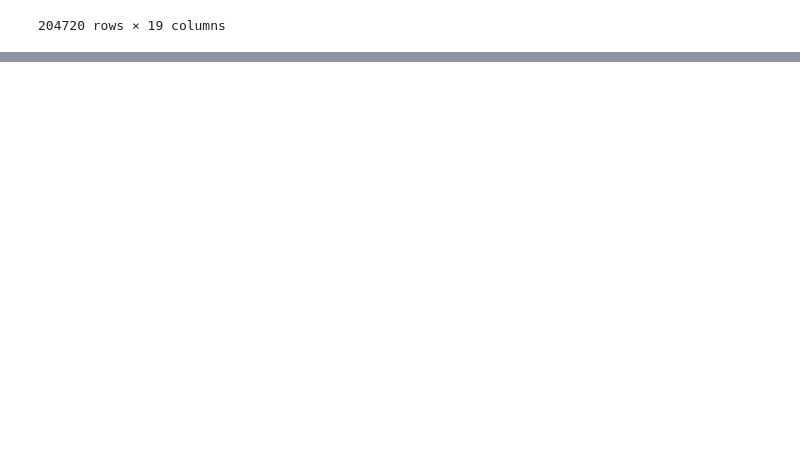
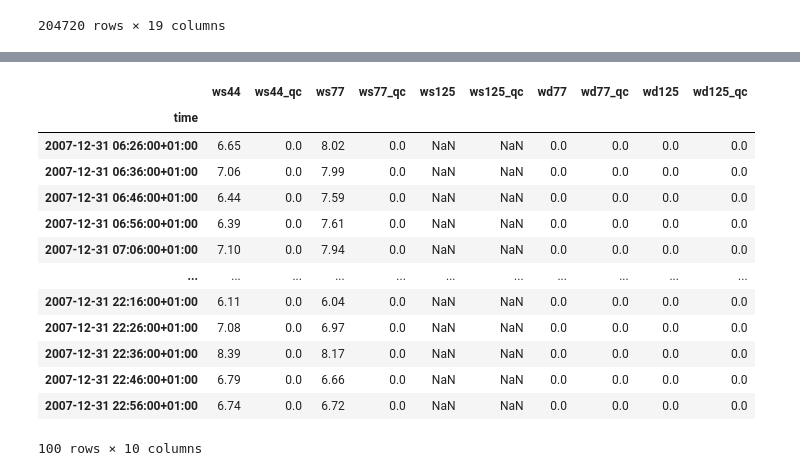
Before and after one commit to michaelbui99/mal-assignment-3, a Jupyter notebook: Assignment-3.ipynb, the cells around one changed output, grey strips where cells are left out. Saved outputs shown, nothing was run; the diff lists cells and outputs as text; code cells hidden in the pictures; blank space fills up the shorter version.

```diff
--- a/Assignment-3.ipynb
+++ b/Assignment-3.ipynb
@@ -366,0 +403,6 @@ data_meso_borglum.loc[data_meso_borglum['TIMESTAMP'] >= '2000-01-01']
+# %%
+from datetime import datetime
+
+# Convertin risoe mast data from danish time to UTC (accounting for summer time as well)
+data_mast_risoe.index = data_mast_risoe.index.map(lambda x: x + pd.DateOffset(hours=-1) if x < datetime(year=x.year, month=3, day=26, hour=2) and x > datetime(year=x.year, month=10, day=29, hour=3) else x + pd.DateOffset(hours=-2)).tz_localize('UTC').tz_convert('Europe/Copenhagen')
+data_mast_risoe.index
@@ -366,0 +468,17 @@ data_meso_borglum.loc[data_meso_borglum['TIMESTAMP'] >= '2000-01-01']
+# %%
+data_mast_risoe.tail(n=100)
+# %% [output]
+|  | ws44 | ws44_qc | ws77 | ws77_qc | ws125 | ws125_qc | wd77 | wd77_qc | wd125 | wd125_qc |
+| time |  |  |  |  |  |  |  |  |  |  |
+| 2007-12-31 06:26:00+01:00 | 6.65 | 0.0 | 8.02 | 0.0 | NaN | NaN | 0.0 | 0.0 | 0.0 | 0.0 |
+| 2007-12-31 06:36:00+01:00 | 7.06 | 0.0 | 7.99 | 0.0 | NaN | NaN | 0.0 | 0.0 | 0.0 | 0.0 |
+| 2007-12-31 06:46:00+01:00 | 6.44 | 0.0 | 7.59 | 0.0 | NaN | NaN | 0.0 | 0.0 | 0.0 | 0.0 |
+| 2007-12-31 06:56:00+01:00 | 6.39 | 0.0 | 7.61 | 0.0 | NaN | NaN | 0.0 | 0.0 | 0.0 | 0.0 |
+| 2007-12-31 07:06:00+01:00 | 7.10 | 0.0 | 7.94 | 0.0 | NaN | NaN | 0.0 | 0.0 | 0.0 | 0.0 |
+| ... | ... | ... | ... | ... | ... | ... | ... | ... | ... | ... |
+| 2007-12-31 22:16:00+01:00 | 6.11 | 0.0 | 6.04 | 0.0 | NaN | NaN | 0.0 | 0.0 | 0.0 | 0.0 |
+| 2007-12-31 22:26:00+01:00 | 7.08 | 0.0 | 6.97 | 0.0 | NaN | NaN | 0.0 | 0.0 | 0.0 | 0.0 |
+| 2007-12-31 22:36:00+01:00 | 8.39 | 0.0 | 8.17 | 0.0 | NaN | NaN | 0.0 | 0.0 | 0.0 | 0.0 |
+| 2007-12-31 22:46:00+01:00 | 6.79 | 0.0 | 6.66 | 0.0 | NaN | NaN | 0.0 | 0.0 | 0.0 | 0.0 |
+| 2007-12-31 22:56:00+01:00 | 6.74 | 0.0 | 6.72 | 0.0 | NaN | NaN | 0.0 | 0.0 | 0.0 | 0.0 |
+100 rows × 10 columns
```
Also changed, not shown: parts of 10 cells of this notebook, 1 other file.
